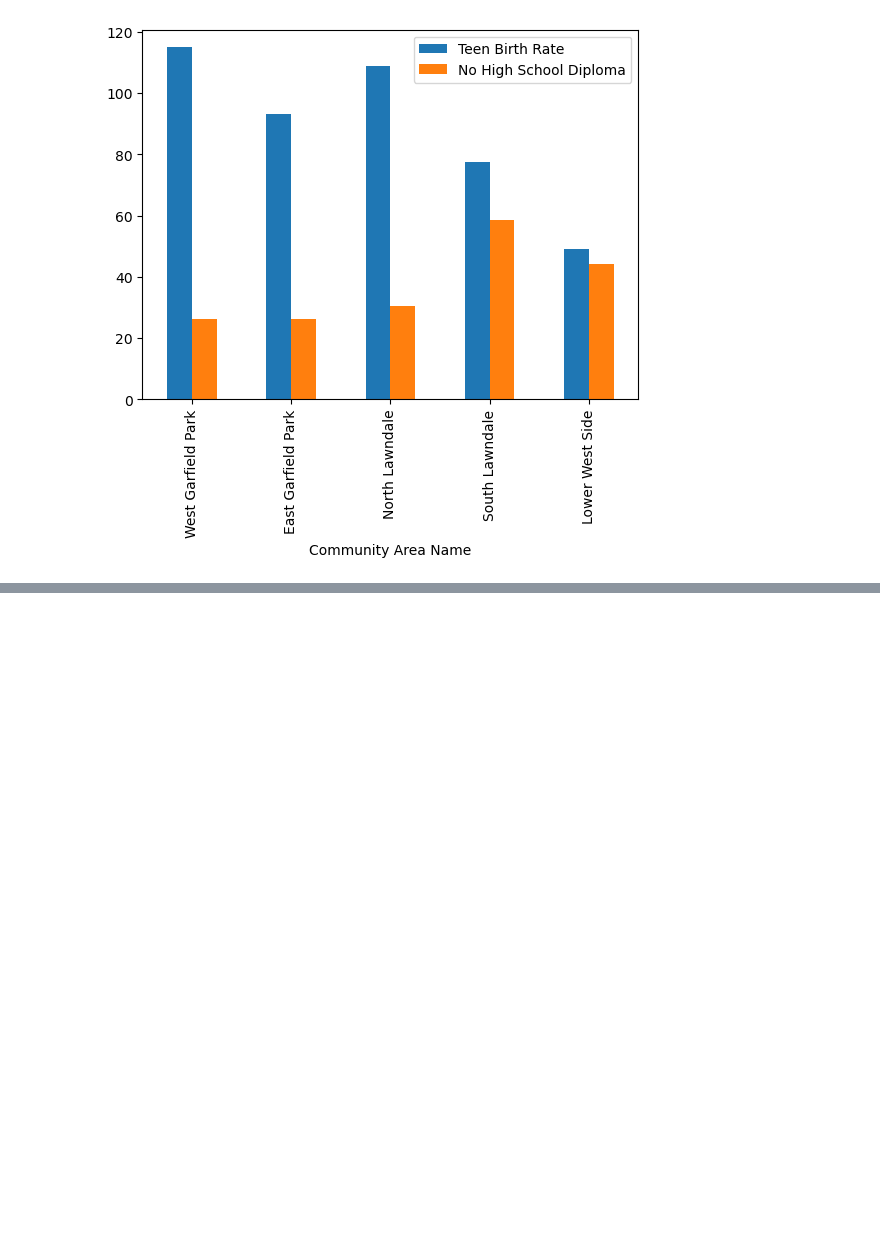
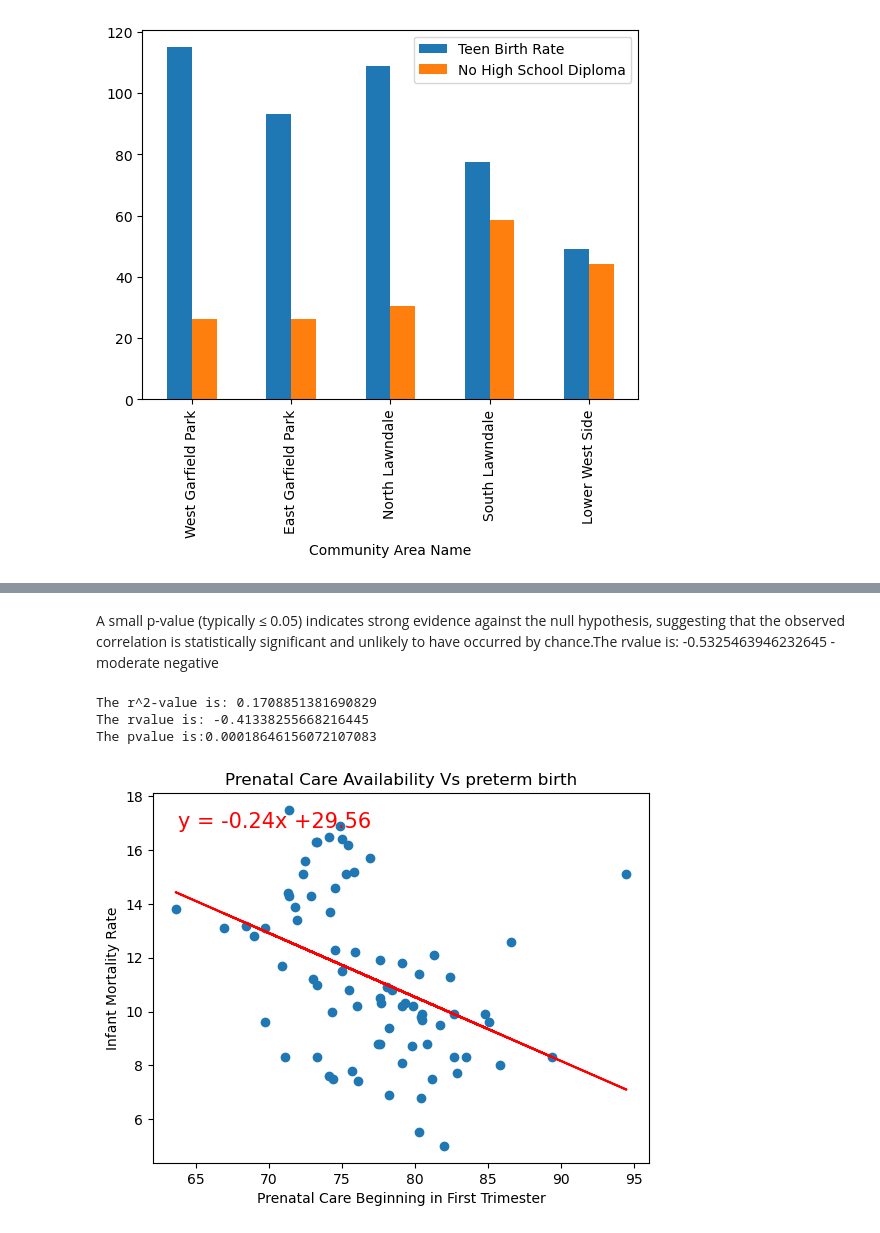
Before and after one commit to jroelofsz/Project1, a Jupyter notebook: Code Resources/projects_Experiment-Sarika.ipynb, the cells around one changed output, grey strips where cells are left out. Drawn from its saved outputs; the diff is of its cells as text; code cells hidden in the pictures; blank space fills up the shorter version.

```diff
--- a/Code Resources/projects_Experiment-Sarika.ipynb
+++ b/Code Resources/projects_Experiment-Sarika.ipynb
@@ -156,0 +304,11 @@ WestSide_TPE.plot(kind="bar",x="Community Area Name",y=["Teen Birth Rate","No Hi
+# %% [markdown]
+
+A small p-value (typically ≤ 0.05) indicates strong evidence against the null hypothesis, suggesting that the observed correlation is statistically significant and unlikely to have occurred by chance.The rvalue is: -0.5325463946232645 - moderate negative
+# %%
+
+linear_regression_plots( mp_df['Prenatal Care Beginning in First Trimester'],  mp_df['Preterm Births'],"Prenatal Care Availability Vs preterm birth", 'Prenatal Care Beginning in First Trimester', 'Infant Mortality Rate')
+# %% [output]
+The r^2-value is: 0.1708851381690829
+The rvalue is: -0.41338255668216445
+The pvalue is:0.00018646156072107083
+[figure, added]
```
Also changed, not shown: parts of 27 cells of this notebook.
